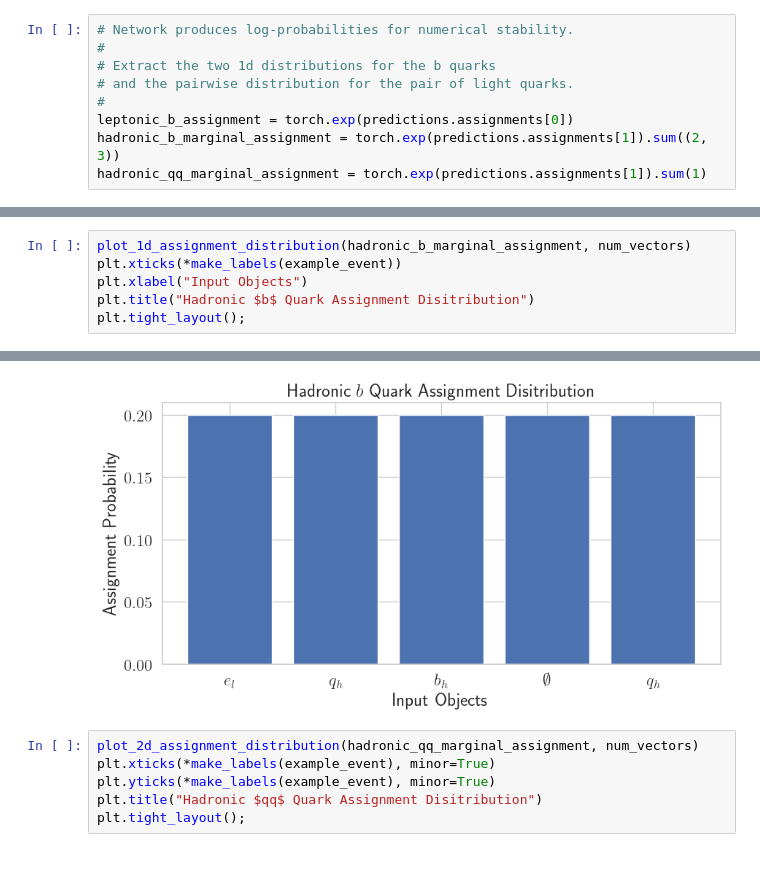
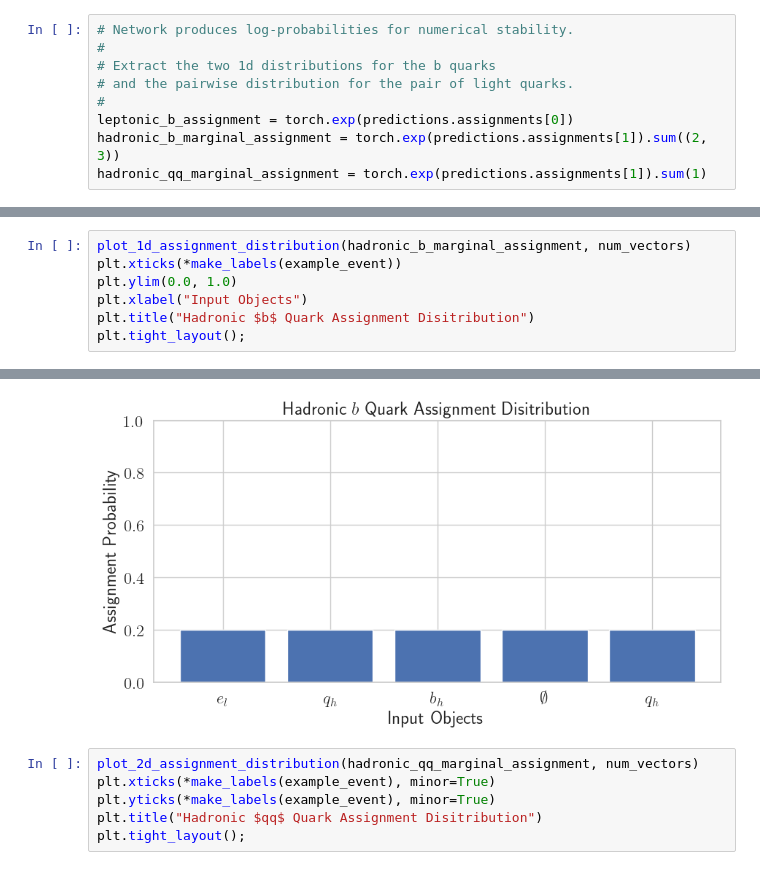
Before and after one commit to Alexanders101/SPANet, a Jupyter notebook: demo/Demo.ipynb, the cells around one changed output, grey strips where cells are left out. Cells and saved outputs as stored; diff of their text form.

```diff
--- a/demo/Demo.ipynb
+++ b/demo/Demo.ipynb
@@ -235,12 +236,13 @@ plt.tight_layout();
 # %%
 plot_1d_assignment_distribution(hadronic_b_marginal_assignment, num_vectors)
 plt.xticks(*make_labels(example_event))
+plt.ylim(0.0, 1.0)
 plt.xlabel("Input Objects")
 plt.title("Hadronic $b$ Quark Assignment Disitribution")
 plt.tight_layout();
 # %% [output]
 [interactive output not drawn]
-[figure, old version]
+[figure, new version]
 # %%
 plot_2d_assignment_distribution(hadronic_qq_marginal_assignment, num_vectors)
 plt.xticks(*make_labels(example_event), minor=True)
```
Also changed, not shown: parts of 11 cells of this notebook.
